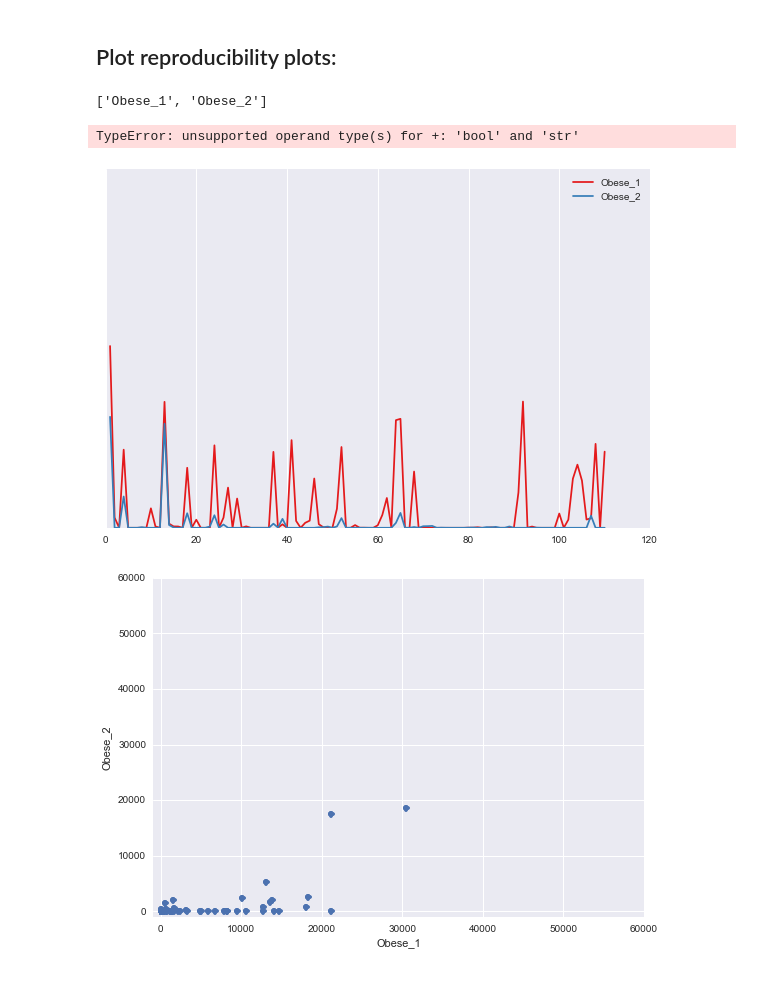
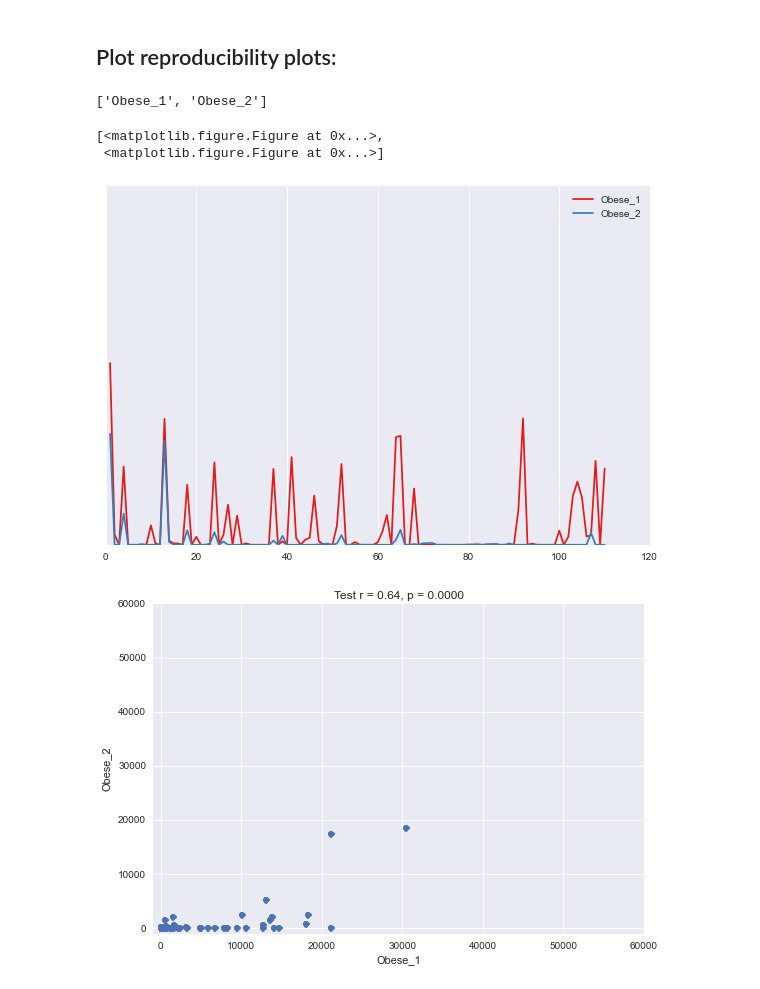
Before and after one commit to thertz/HertzLabCode, a Jupyter notebook: Python/notebooks/Array Sample Reproducibility.ipynb, the cells around one changed output. Drawn from its saved outputs; the diff is of its cells as text; code cells hidden in the pictures.

Commit message:
new plotting tools in notebook

```diff
--- a/Python/notebooks/Array Sample Reproducibility.ipynb
+++ b/Python/notebooks/Array Sample Reproducibility.ipynb
@@ -27,9 +27,10 @@ ptid_labels = [ptid1, ptid2]
 ## Plot reproducibility plots:
 # %%
 amplotlib.plot_reproducibility_plots(resp_mat=resp_mat, ptid_labels=[ptid1, ptid2], subplot_flag=False,
-                                     title_str=False, plot_type='line')
+                                     title_str="Test", plot_type='line')
 # %% [output]
 ['Obese_1', 'Obese_2']
-TypeError: unsupported operand type(s) for +: 'bool' and 'str'
+[<matplotlib.figure.Figure at 0x...>,
+ <matplotlib.figure.Figure at 0x...>]
 [figure]
-[figure, old version]
+[figure, new version]
```
Also changed, not shown: 5 other files.
